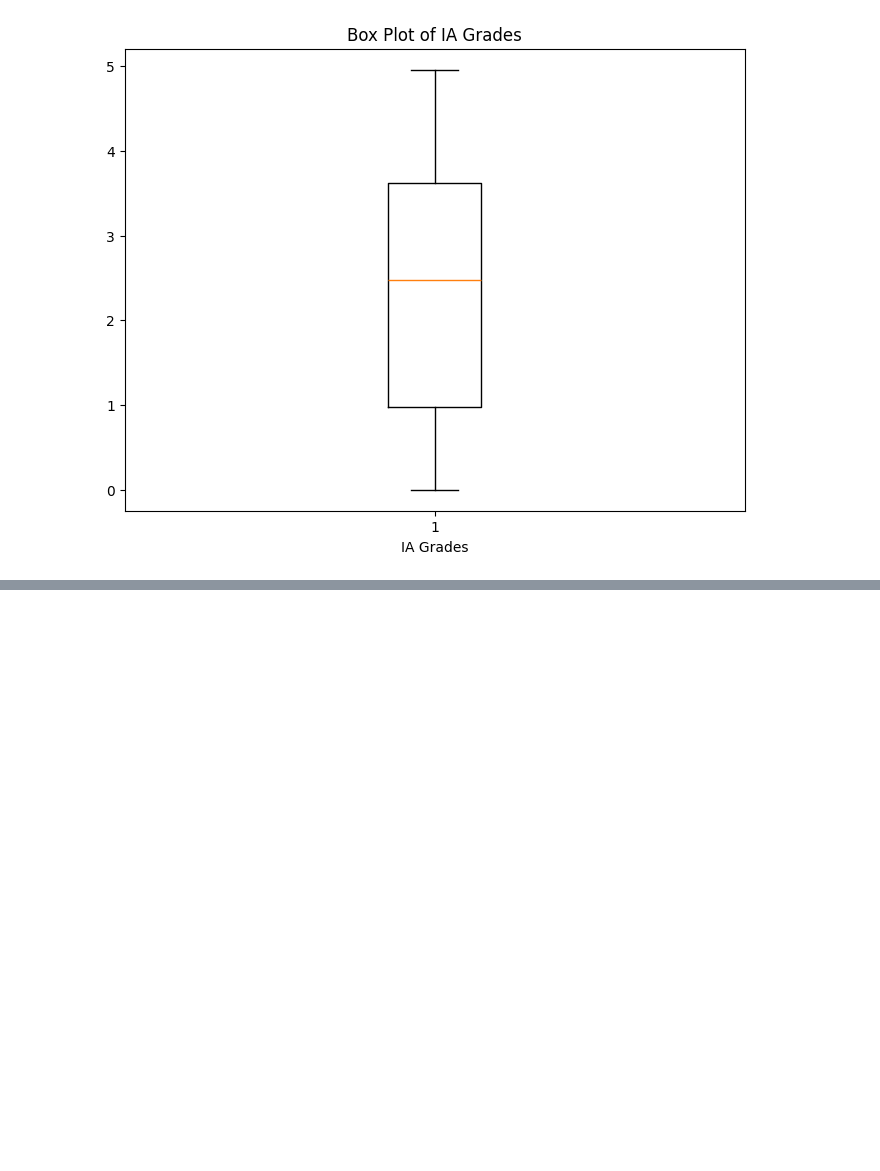
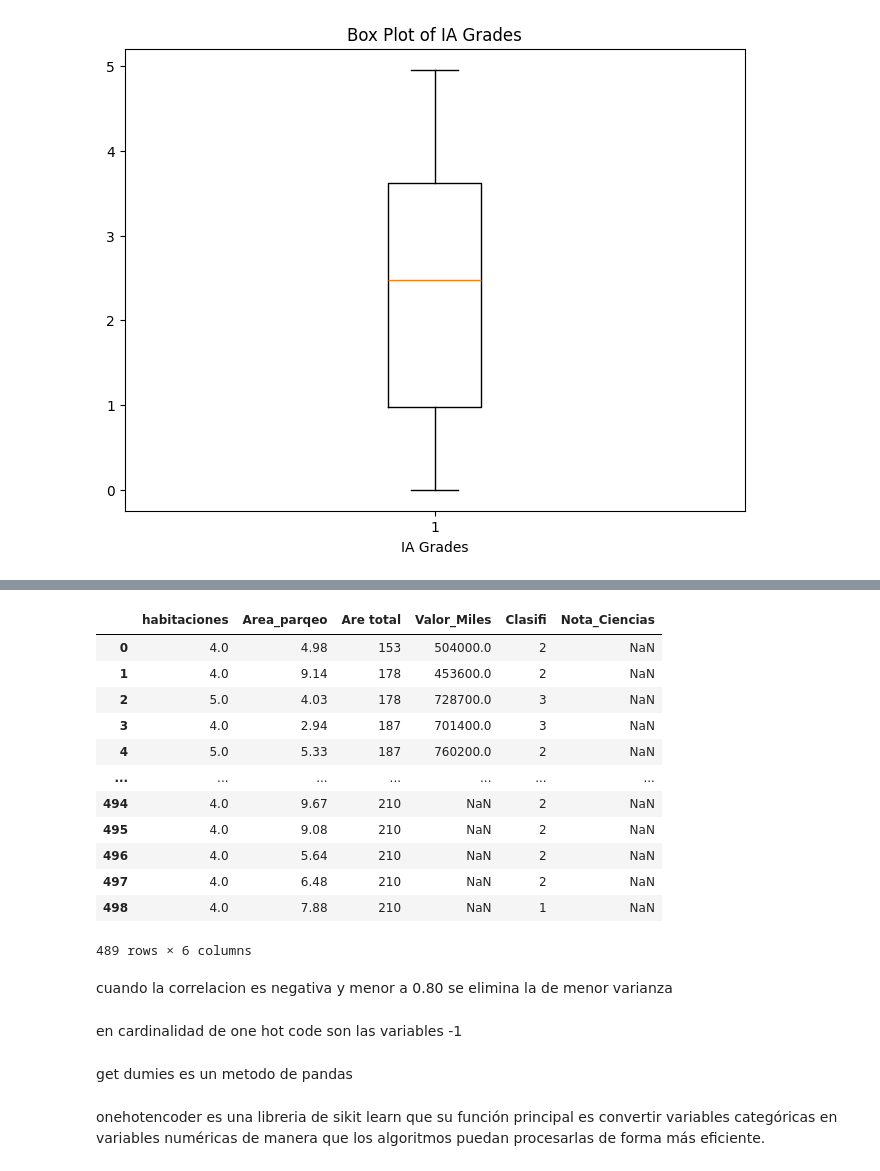
Before and after one commit to jjuandiego099/cuadernos-y-proyectos-IA, a Jupyter notebook: EDA.ipynb, the cells around one changed output, grey strips where cells are left out. Drawn from its saved outputs; the diff is of its cells as text; code cells hidden in the pictures; blank space fills up the shorter version.

```diff
--- a/EDA.ipynb
+++ b/EDA.ipynb
@@ -364,0 +403,24 @@ plt.show()
+# %%
+df[df["Nota_Ciencias"].isnull()]
+# %% [output]
+|  | habitaciones | Area_parqeo | Are total | Valor_Miles | Clasifi | Nota_Ciencias |
+| 0 | 4.0 | 4.98 | 153 | 504000.0 | 2 | NaN |
+| 1 | 4.0 | 9.14 | 178 | 453600.0 | 2 | NaN |
+| 2 | 5.0 | 4.03 | 178 | 728700.0 | 3 | NaN |
+| 3 | 4.0 | 2.94 | 187 | 701400.0 | 3 | NaN |
+| 4 | 5.0 | 5.33 | 187 | 760200.0 | 2 | NaN |
+| ... | ... | ... | ... | ... | ... | ... |
+| 494 | 4.0 | 9.67 | 210 | NaN | 2 | NaN |
+| 495 | 4.0 | 9.08 | 210 | NaN | 2 | NaN |
+| 496 | 4.0 | 5.64 | 210 | NaN | 2 | NaN |
+| 497 | 4.0 | 6.48 | 210 | NaN | 2 | NaN |
+| 498 | 4.0 | 7.88 | 210 | NaN | 1 | NaN |
+489 rows × 6 columns
+# %% [markdown]
+cuando la correlacion es negativa y menor a 0.80 se elimina la de menor varianza
+# %% [markdown]
+en cardinalidad de one hot code son las variables -1
+# %% [markdown]
+get dumies es un metodo de pandas
+# %% [markdown]
+onehotencoder es una libreria de sikit learn  que su función principal es convertir variables categóricas en variables numéricas de manera que los algoritmos puedan procesarlas de forma más eficiente.
```
Also changed, not shown: parts of 8 cells of this notebook.
